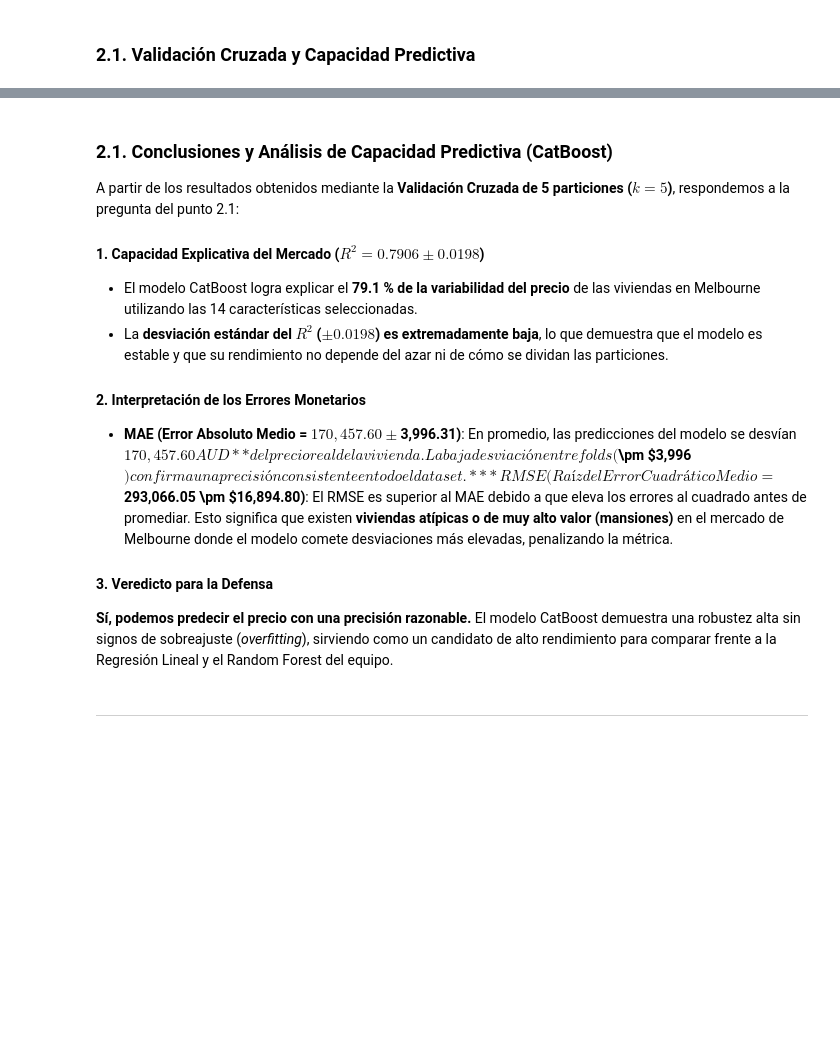
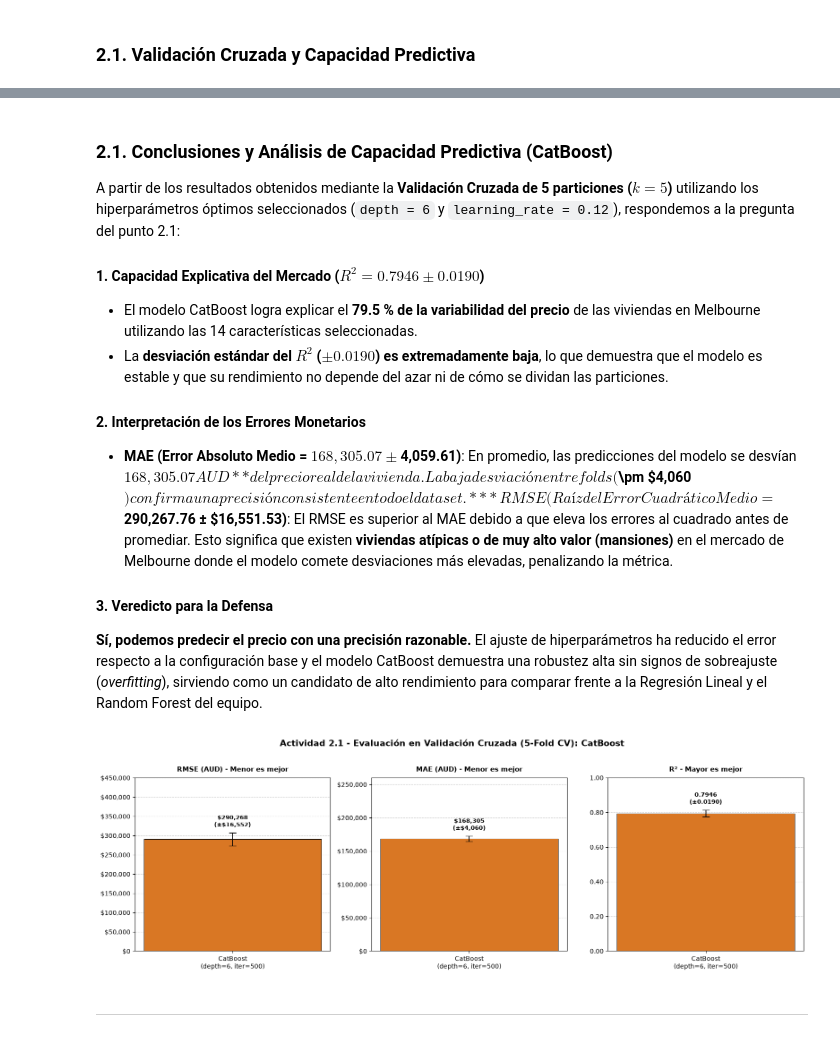
Before and after one commit to alejandrogghh05-web/Data-Science-Prj, a Jupyter notebook: PRJ/models/notebook_miguel.ipynb, the cells around one changed output, grey strips where cells are left out. Saved outputs shown, nothing was run; the diff lists cells and outputs as text; code cells hidden in the pictures; blank space fills up the shorter version.

```diff
--- a/PRJ/models/notebook_miguel.ipynb
+++ b/PRJ/models/notebook_miguel.ipynb
@@ -219,20 +308,74 @@ Iniciando Validación Cruzada (5-Fold) con CatBoost...
 # %% [markdown]
 ### 2.1. Conclusiones y Análisis de Capacidad Predictiva (CatBoost)
 
-A partir de los resultados obtenidos mediante la **Validación Cruzada de 5 particiones ($k=5$)**, respondemos a la pregunta del punto 2.1:
+A partir de los resultados obtenidos mediante la **Validación Cruzada de 5 particiones ($k=5$)** utilizando los hiperparámetros óptimos seleccionados (`depth = 6` y `learning_rate = 0.12`), respondemos a la pregunta del punto 2.1:
 
-#### 1. Capacidad Explicativa del Mercado ($R^2 = 0.7906 \pm 0.0198$)
-* El modelo CatBoost logra explicar el **79.1 % de la variabilidad del precio** de las viviendas en Melbourne utilizando las 14 características seleccionadas.
-* La **desviación estándar del $R^2$ ($\pm 0.0198$) es extremadamente baja**, lo que demuestra que el modelo es estable y que su rendimiento no depende del azar ni de cómo se dividan las particiones.
+#### 1. Capacidad Explicativa del Mercado ($R^2 = 0.7946 \pm 0.0190$)
+* El modelo CatBoost logra explicar el **79.5 % de la variabilidad del precio** de las viviendas en Melbourne utilizando las 14 características seleccionadas.
+* La **desviación estándar del $R^2$ ($\pm 0.0190$) es extremadamente baja**, lo que demuestra que el modelo es estable y que su rendimiento no depende del azar ni de cómo se dividan las particiones.
 
 #### 2. Interpretación de los Errores Monetarios
-* **MAE (Error Absoluto Medio = $170,457.60 \pm $3,996.31)**:
-  En promedio, las predicciones del modelo se desvían **$170,457.60 AUD** del precio real de la vivienda. La baja desviación entre folds ($\pm \$3,996$) confirma una precisión consistente en todo el dataset.
-* **RMSE (Raíz del Error Cuadrático Medio = $293,066.05 \pm $16,894.80)**:
+* **MAE (Error Absoluto Medio = $168,305.07 ± $4,059.61)**:
+  En promedio, las predicciones del modelo se desvían **$168,305.07 AUD** del precio real de la vivienda. La baja desviación entre folds ($\pm \$4,060$) confirma una precisión consistente en todo el dataset.
+* **RMSE (Raíz del Error Cuadrático Medio = $290,267.76 ± $16,551.53)**:
   El RMSE es superior al MAE debido a que eleva los errores al cuadrado antes de promediar. Esto significa que existen **viviendas atípicas o de muy alto valor (mansiones)** en el mercado de Melbourne donde el modelo comete desviaciones más elevadas, penalizando la métrica.
 
 #### 3. Veredicto para la Defensa
-**Sí, podemos predecir el precio con una precisión razonable.** El modelo CatBoost demuestra una robustez alta sin signos de sobreajuste (*overfitting*), sirviendo como un candidato de alto rendimiento para comparar frente a la Regresión Lineal y el Random Forest del equipo.
+**Sí, podemos predecir el precio con una precisión razonable.** El ajuste de hiperparámetros ha reducido el error respecto a la configuración base y el modelo CatBoost demuestra una robustez alta sin signos de sobreajuste (*overfitting*), sirviendo como un candidato de alto rendimiento para comparar frente a la Regresión Lineal y el Random Forest del equipo.
+# %%
+import numpy as np
+import matplotlib.pyplot as plt
+import matplotlib.ticker as ticker
+
+# --- GRAFICO UNIFICADO ACTIVIDAD 2.1: COMPARATIVA DE METRICAS (5-FOLD CV) ---
+resultados_cb = {
+    "RMSE": np.array(rmse_scores),
+    "MAE":  np.array(mae_scores),
+    "R2":   np.array(r2_scores),
+}
+
+etiqueta_modelo = ["CatBoost\n(depth=6, iter=500)"]
+colores = ["#d97724"]
+
+metricas_cfg = [
+    ("RMSE", "RMSE (AUD) - Menor es mejor", (0, 450_000), True),
+    ("MAE",  "MAE (AUD) - Menor es mejor",  (0, 260_000), True),
+    ("R2",   "R² - Mayor es mejor",         (0, 1.0),     False),
+]
+
+fig, axes = plt.subplots(1, 3, figsize=(16, 5.2))
+fig.suptitle("Actividad 2.1 - Evaluación en Validación Cruzada (5-Fold CV): CatBoost", fontsize=14, fontweight="bold", y=1.02)
+
+for ax, (clave, titulo, ylim, es_dinero) in zip(axes, metricas_cfg):
+    media = np.mean(resultados_cb[clave])
+    desv  = np.std(resultados_cb[clave])
+
+    barras = ax.bar(etiqueta_modelo, [media], yerr=[desv], capsize=6, color=colores, width=0.35, edgecolor="black", linewidth=0.7, error_kw={"elinewidth": 1.3})
+
+    ax.set_title(titulo, fontsize=11, fontweight="bold", pad=10)
+    ax.set_ylim(ylim)
+    ax.grid(axis="y", linestyle="--", alpha=0.5)
+    ax.set_axisbelow(True)
+
+    if es_dinero:
+        ax.yaxis.set_major_formatter(ticker.FuncFormatter(lambda x, _: f"${x:,.0f}"))
+    else:
+        ax.yaxis.set_major_formatter(ticker.FuncFormatter(lambda x, _: f"{x:.2f}"))
+
+    for barra in barras:
+        texto = f"${media:,.0f}\n(±${desv:,.0f})" if es_dinero else f"{media:.4f}\n(±{desv:.4f})"
+        offset = (ylim[1] * 0.025)
+        ax.text(
+            barra.get_x() + barra.get_width() / 2,
+            media + desv + offset,
+            texto,
+            ha="center", va="bottom", fontsize=9.5, fontweight="bold"
+        )
+
+plt.tight_layout()
+plt.show()
+# %% [output]
+[figure, added]
 # %% [markdown]
 ---------------------------------------------------------------------------------------
 # %% [markdown]
```
Also changed, not shown: parts of 16 cells of this notebook, 7 other files.
